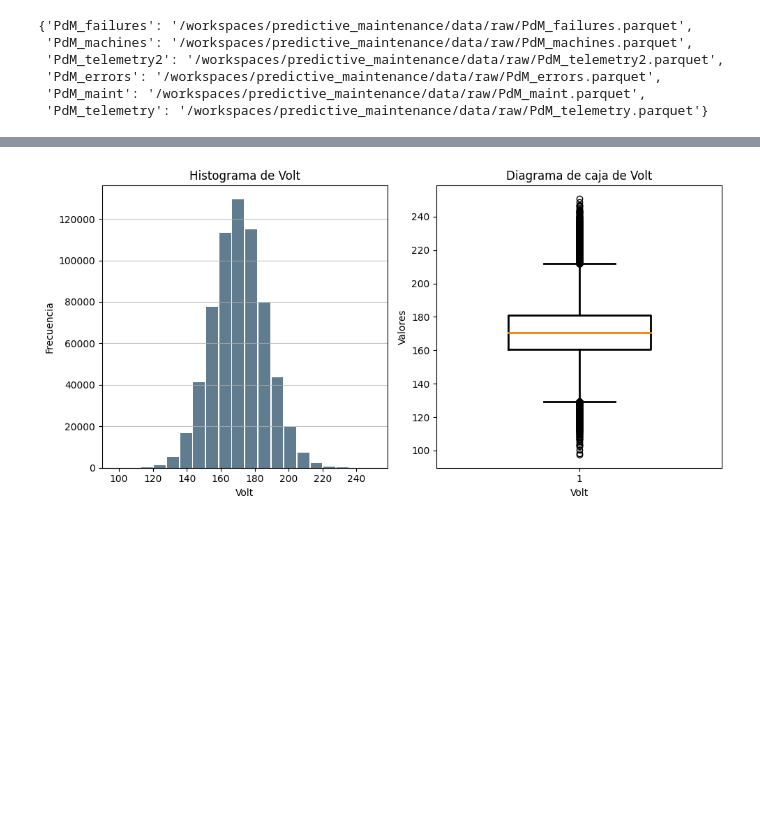
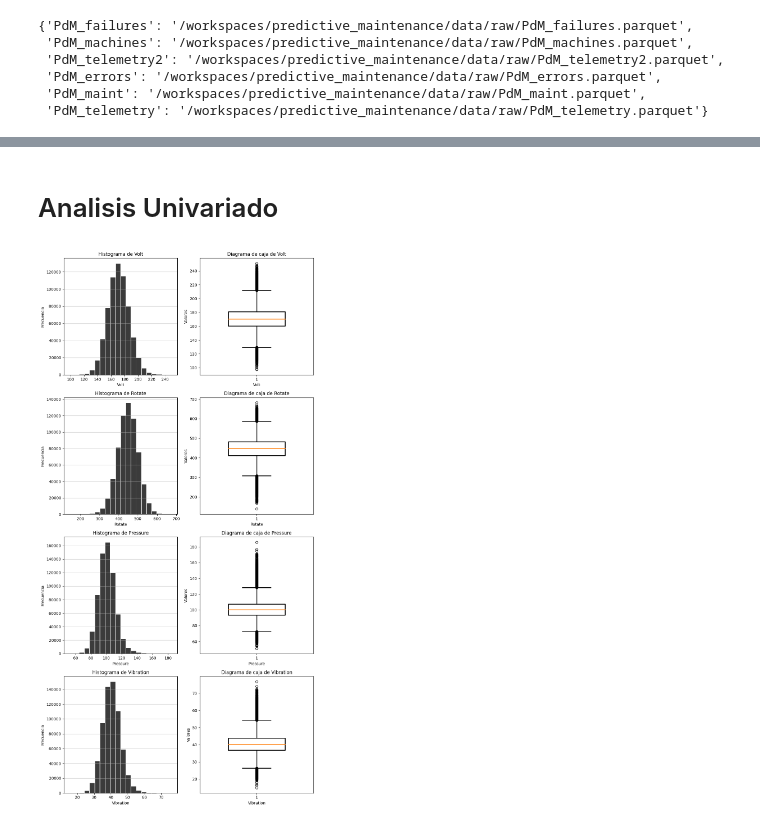
Before and after one commit to Luis-ramirez-r/predictive_maintenance, a Jupyter notebook: notebooks/Clase38.ipynb, the cells around one changed output, grey strips where cells are left out. Cells and saved outputs as stored; diff of their text form; code cells hidden in the pictures; blank space fills up the shorter version.

```diff
--- a/notebooks/Clase38.ipynb
+++ b/notebooks/Clase38.ipynb
@@ -203,30 +183,10 @@ plot_horizontal_boxplot(df_PdM_telemetry, 'volt')
-# %%
-import matplotlib.pyplot as plt
-
-def plot_histogram_boxplot(df, column):
-    # Crear subplot con 1 fila y 2 columnas
-    fig, axs = plt.subplots(ncols=2, figsize=(10, 5))
-
-    # Crear histograma a la izquierda
-    axs[0].hist(df[column], bins=20, rwidth=0.9, color='#607c8e')
-    axs[0].set_title(f'Histograma de {column.capitalize()}')
-    axs[0].set_xlabel(column.capitalize())
-    axs[0].set_ylabel('Frecuencia')
-    axs[0].grid(axis='y', alpha=0.75)
-
-    # Crear diagrama de caja a la derecha
-    axs[1].boxplot(df[column], vert=True, widths=0.5, boxprops=dict(linewidth=2), medianprops=dict(linewidth=2), whiskerprops=dict(linewidth=2), capprops=dict(linewidth=2))
-    axs[1].set_title(f'Diagrama de caja de {column.capitalize()}')
-    axs[1].set_xlabel(column.capitalize())
-    axs[1].set_ylabel('Valores')
-
-    # Ajustar el espaciado entre subplots
-    plt.tight_layout()
-
-    # Mostrar subplot
-    plt.show()
-# %%
-
-plot_histogram_boxplot(df_PdM_telemetry, 'volt')
-# %% [output]
-[figure, removed]
+# %%
+vars_telemetry = ['volt', 'rotate', 'pressure', 'vibration']
+# %%
+base_color = '#3B3B3B'
+# %% [markdown]
+# Analisis Univariado
+# %%
+plot_histogram_boxplot(df_PdM_telemetry, vars_telemetry,color=base_color)
+# %% [output]
+[figure, added]
```
Also changed, not shown: parts of 52 cells of this notebook.
